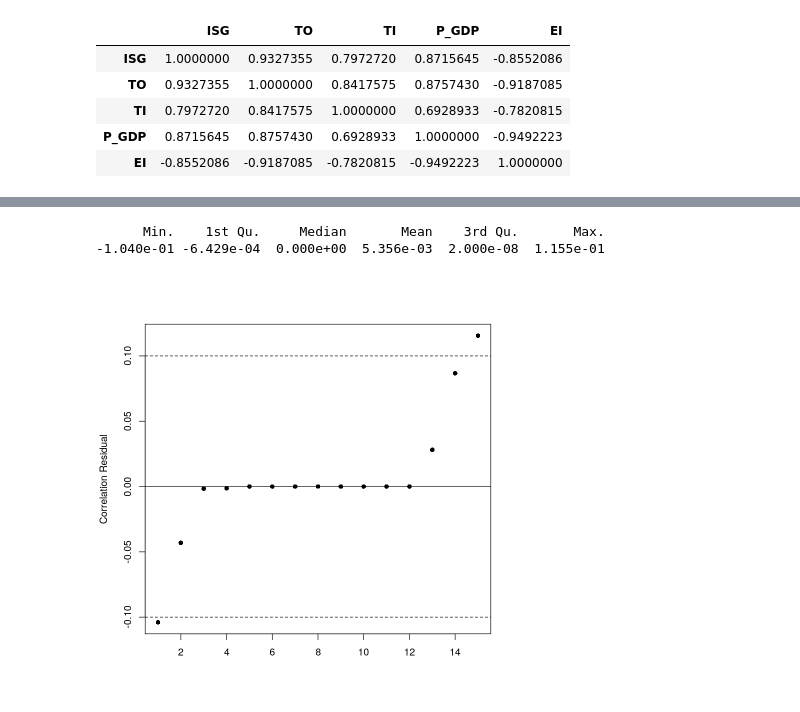
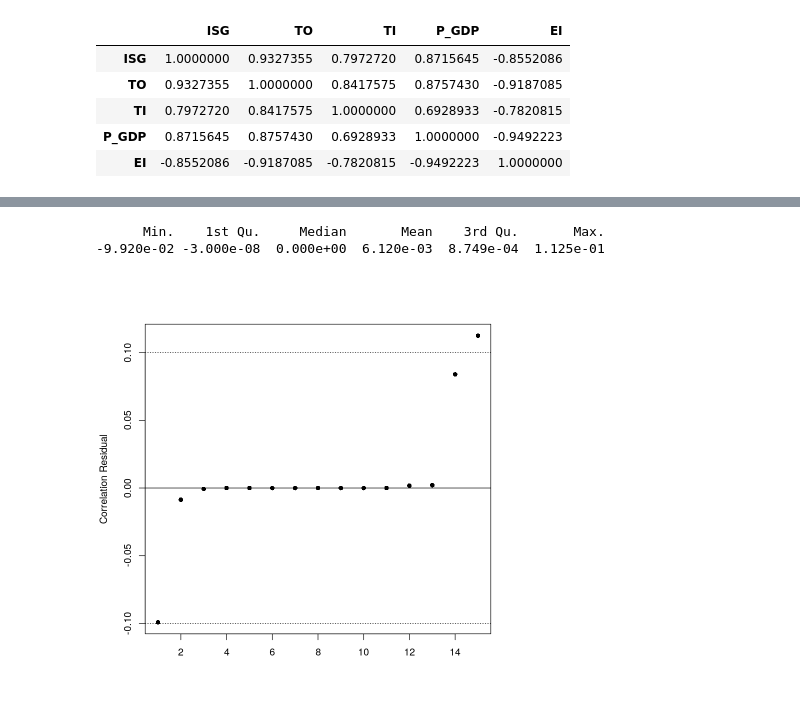
Before and after one commit to drakesiard/em-2020, a Jupyter notebook: analysis/2_original_path_model.ipynb, the cells around one changed output, grey strips where cells are left out. Saved outputs shown, nothing was run; the diff lists cells and outputs as text; code cells hidden in the pictures.

```diff
--- a/analysis/2_original_path_model.ipynb
+++ b/analysis/2_original_path_model.ipynb
@@ -51,7 +74,7 @@ model.path <- '
 EI ~ p_ei_isg*ISG + p_ei_to*TO + p_ei_ti*TI + p_ei_pgdp*P_GDP
 TI ~ p_ti_isg*ISG
 P_GDP ~ p_pgdp_to*TO
-## indirect effect (a*b)
+## indirect effect
 p_ei_ti_isg := p_ei_ti*p_ti_isg
 p_ei_pgdp_to := p_ei_pgdp*p_pgdp_to
 ## total effect
@@ -59,6 +82,9 @@ p_ei_isg_total := p_ei_isg + (p_ei_ti*p_ti_isg)
 p_ei_to_total := p_ei_to + (p_ei_pgdp*p_pgdp_to)
 '
 
-model.path.fit <- sem(model.path, data=data.log, estimator='MLF', missing='ML')
+model.path.fit <- sem(model.path, data=data.log, estimator='ML', meanstructure=TRUE)
+writeLines(c('\\begin{verbatim}',
+             capture.output({ s <- summary(model.path.fit, standardized=TRUE, fit.measures=TRUE)}),
+             '\\end{verbatim}'), con='../tex/plots/model.path.fit.summary.tex')
 summary(model.path.fit, standardized=TRUE, fit.measures=TRUE)
 # %% [output]
@@ -81,0 +108,6 @@ Model Test User Model:
+# %%
+model.path.fit.fiml <- sem(model.path, data=data.log, estimator='ML', missing='FIML', meanstructure=TRUE)
+writeLines(c('\\begin{verbatim}',
+             capture.output({ s <- summary(model.path.fit.fiml, standardized=TRUE, fit.measures=TRUE)}),
+             '\\end{verbatim}'), con='../tex/plots/model.path.fit.fiml.summary.tex')
+summary(model.path.fit.fiml, standardized=TRUE, fit.measures=TRUE)
@@ -105,14 +179,14 @@ A lavaan.data.frame: 21 × 9
 # %%
 # Extract unique correlation residuals
 fitCorResiduals <- resid(model.path.fit, type='cor')$cov
 fitCorResidualsUnique <- fitCorResiduals[lower.tri(fitCorResiduals, diag=TRUE)]
 
 summary(fitCorResidualsUnique)
 
 plot(fitCorResidualsUnique[order(fitCorResidualsUnique)], pch=16,
-  xlab='', ylab='Correlation Residual')
-  abline(h=c(0, -.1, .1), lty=c(1,2,2))
+     xlab='', ylab='Correlation Residual')
+abline(h=c(0, -.1, .1), lty=c(1,3,3))
 # %% [output]
       Min.    1st Qu.     Median       Mean    3rd Qu.       Max.
--1.040e-01 -6.429e-04  0.000e+00  5.356e-03  2.000e-08  1.155e-01
+-9.920e-02 -3.000e-08  0.000e+00  6.120e-03  8.749e-04  1.125e-01
-[figure, old version]
+[figure, new version]
```
Also changed, not shown: parts of 13 cells of this notebook, 15 other files.
